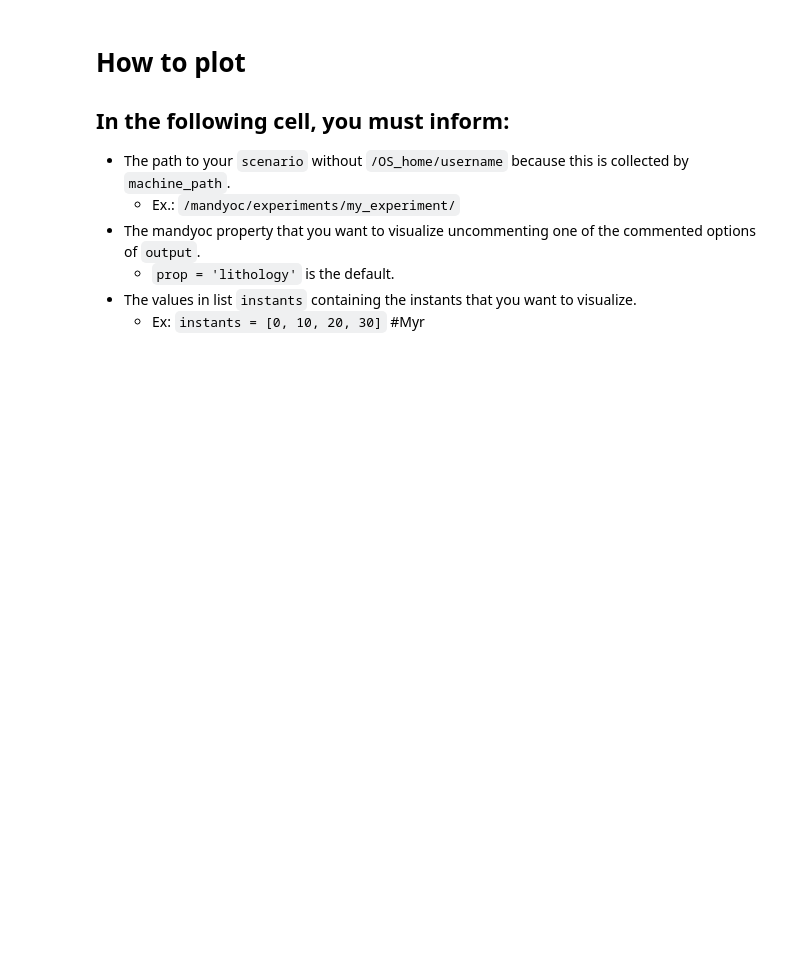
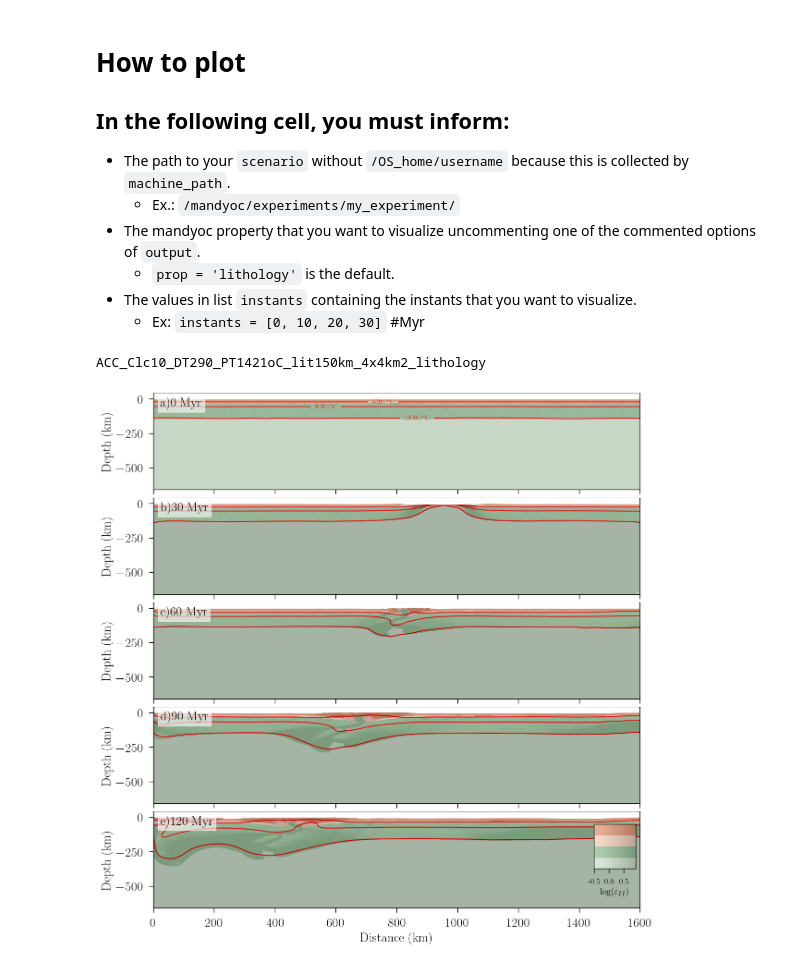
Before and after one commit to jamisonassuncao/mandyoc-scripts, a Jupyter notebook: plot_properties.ipynb, the cells around one changed output. Saved outputs shown, nothing was run; the diff lists cells and outputs as text; code cells hidden in the pictures; blank space fills up the shorter version.

```diff
--- a/plot_properties.ipynb
+++ b/plot_properties.ipynb
@@ -191,8 +191,8 @@ def plot_instants(ax, datasets, dataset, prop, instant, instants, letter=''):
         datasets_aux = datasets[prop]
         datasets_aux = datasets.where(datasets > 0, np.maximum(datasets, 1.0e-28))
         datasets_aux = np.log10(datasets_aux)
-#         val_minmax = [np.log10(1.0E18), np.log10(1.0E25)]
-        val_minmax = [datasets_aux[prop].min(), datasets_aux[prop].max()]
+        val_minmax = [np.log10(1.0E18), np.log10(1.0E25)]
+#         val_minmax = [datasets_aux[prop].min(), datasets_aux[prop].max()]
 
     elif(prop == 'strain'):
         data = dataset[prop]
@@ -527,13 +527,16 @@ prop = output[0]
 # scenario = '/Doutorado/cenarios/mandyoc/accordion/Acc_TBC_interp_mean/no_mean_temp_litho/lit80km/DT350_PT1397oC/ACC_Clc1_DT_350_PT1397_lit80km_4x4km2' #lit80km
 # scenario = '/Doutorado/cenarios/mandyoc/accordion/Acc_TBC_interp_mean/no_mean_temp_litho/lit80km/DT350_PT1397oC/ACC_Clc10_DT_350_PT1397_lit80km_4x4km2' #lit80km
 
+# scenario = '/Doutorado/cenarios/mandyoc/accordion/Acc_TBC_interp_mean/no_mean_temp_litho/lit150km/DT290_PT1421oC/ACC_Clc1_DT290_PT1421oC_lit150km_4x4km2'
+scenario = '/Doutorado/cenarios/mandyoc/accordion/Acc_TBC_interp_mean/no_mean_temp_litho/lit150km/DT290_PT1421oC/ACC_Clc10_DT290_PT1421oC_lit150km_4x4km2'
+
 
 #ACC - WITH MEAN TEMPERATURE IN LITHOSPHERE
 # scenario = '/Doutorado/cenarios/mandyoc/accordion/Acc_TBC_interp_mean/mean_temp_litho/lit80km/DT350_PT1397oC/ACC_Clc1_DT350_PT1397_lit80km_4x4km2_mtl' #lit80km
 # scenario = '/Doutorado/cenarios/mandyoc/accordion/Acc_TBC_interp_mean/mean_temp_litho/lit80km/DT350_PT1397oC/ACC_Clc10_DT350_PT1397_lit80km_4x4km2_mtl' #lit80km
 
-# scenario = '/Doutorado/cenarios/mandyoc/accordion/Acc_TBC_interp_mean/mean_temp_litho/lit80km/DT400_PT1437oC/ACC_Clc1_DT400_PT1437oC_lit80km_4x4km2_mtl'
-# scenario = '/Doutorado/cenarios/mandyoc/accordion/Acc_TBC_interp_mean/mean_temp_litho/lit80km/DT400_PT1437oC/ACC_Clc10_DT400_PT1437oC_lit80km_4x4km2_mtl'
+# scenario = '/Doutorado/cenarios/mandyoc/accordion/Acc_TBC_interp_mean/mean_temp_litho/lit80km/DT400_PT1437oC/ACC_Clc1_DT400_PT1437oC_lit80km_4x4km2_mtl' #lit80km
+# scenario = '/Doutorado/cenarios/mandyoc/accordion/Acc_TBC_interp_mean/mean_temp_litho/lit80km/DT400_PT1437oC/ACC_Clc10_DT400_PT1437oC_lit80km_4x4km2_mtl' #lit80km
 
 # scenario = '/Doutorado/cenarios/mandyoc/accordion/Acc_TBC_interp_mean/mean_temp_litho/lit150km/DT200_PT1352oC/ACC_Clc1_DT200_PT1352oC_lit150km_4x4km2_mtl' #lit150km
 # scenario = '/Doutorado/cenarios/mandyoc/accordion/Acc_TBC_interp_mean/mean_temp_litho/lit150km/DT200_PT1352oC/ACC_Clc10_DT200_PT1352oC_lit150km_4x4km2_mtl' #lit150km
@@ -551,9 +554,9 @@ datasets = xr.open_dataset(f"{model_path}/data.nc")
 
 #Set instants
 
-instants = [5, 30, 60, 90]
+instants = [0, 30, 60, 90, 120]
 # instants = [5, 10, 20, 30, 40]
-
+# instants = [0.1, 0.2, 0.3]
 ################################################################################################################################
 
 #Creating canvas
@@ -573,32 +576,35 @@ alphabet = list(string.ascii_lowercase)
 letters = alphabet[0: len(instants)]
 
 if(len(instants) > 1):
     for instant, letter, ax in zip(instants, letters, axs):
         idx = find_nearest(datasets.time, instant)
         dataset = datasets.isel(time=idx)
         plot_instants(ax, datasets, dataset, prop, instant, instants, letter)
 else:
     instant = instants[0]
     idx = find_nearest(datasets.time, instant)
     dataset = datasets.isel(time=idx)
     plot_instants(axs, datasets, dataset, prop, instant, instants)
 
 ################################################################################################################################
 
 # #Saving figure
 savefig = True
 # savefig = False
 
 if(savefig == True):
     figname = f"{scenario.split('/')[-1]}_{prop}"
     print(figname)
 
     # #This will save inside the notebook directory
     fig.savefig(f"out/{figname}.pdf", dpi=400)
     fig.savefig(f"out/{figname}.png", dpi=400)
 
     # #This will save inside the experiment directory
     fig.savefig(f"{model_path}/{figname}.pdf", dpi=400)
     fig.savefig(f"{model_path}/{figname}.png", dpi=400)
+# %% [output]
+ACC_Clc10_DT290_PT1421oC_lit150km_4x4km2_lithology
+[figure, added]
 # %%
 datasets.time
```
Also changed, not shown: 13 other files.
